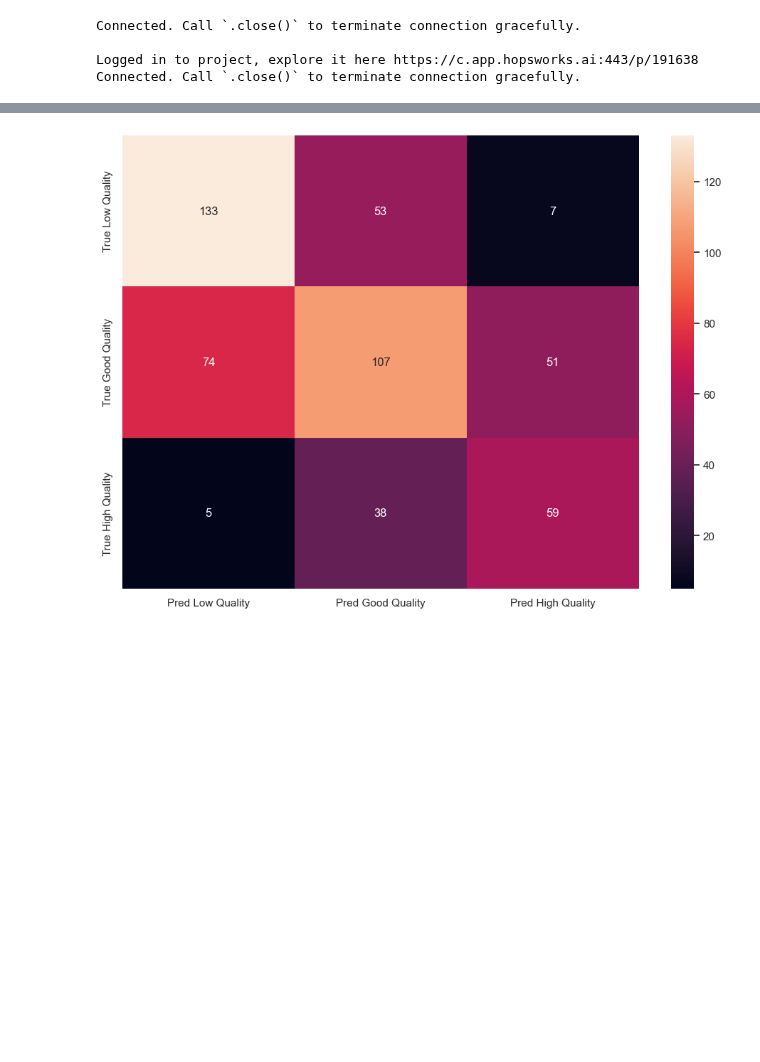
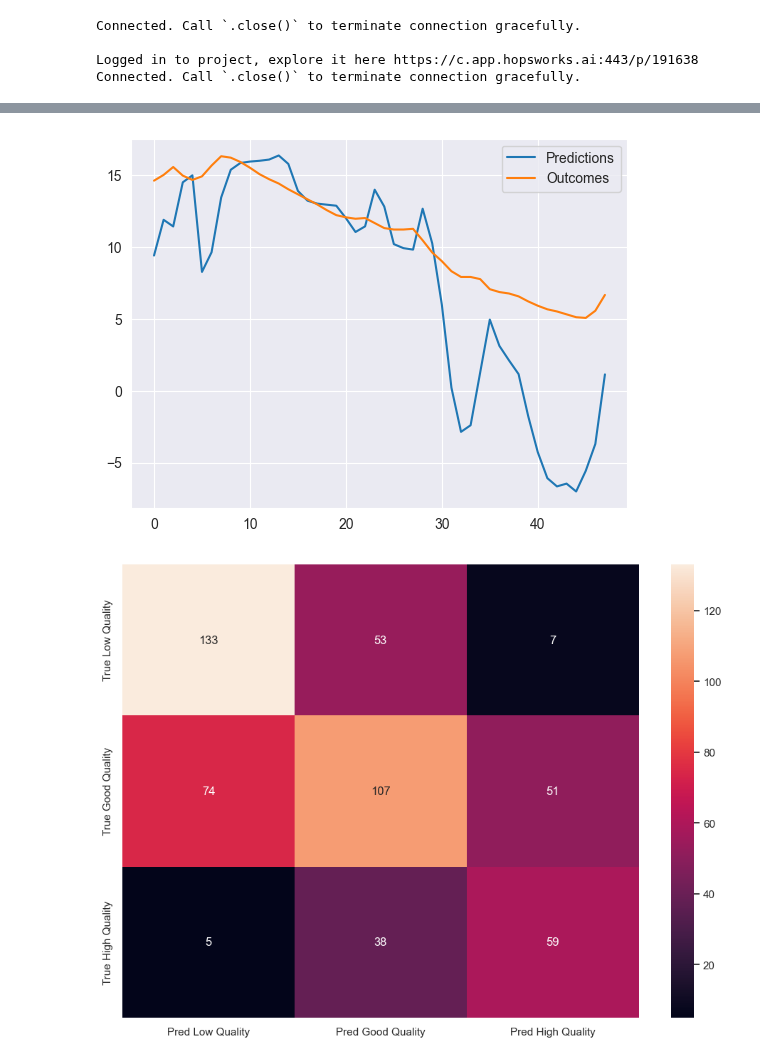
Before and after one commit to carlpersson1/ID2223_Project, a Jupyter notebook: training_pipeline.ipynb, the cells around one changed output, grey strips where cells are left out. Saved outputs shown, nothing was run; the diff lists cells and outputs as text; code cells hidden in the pictures; blank space fills up the shorter version.

```diff
--- a/training_pipeline.ipynb
+++ b/training_pipeline.ipynb
@@ -154,3 +199,16 @@ print(metrics)
+# %%
+# Try to plot features over 2 days amd compare to true values
+test_data = raw_X_data.to_numpy().copy()[50000:50000 + 49]
+test_data[:, :8] = scaler.transform(test_data[:, 0:8])
+
+predictions = model(torch.tensor(test_data[:48], dtype=torch.float32))
+predictions = scaler.inverse_transform(predictions.detach().numpy())
+plt.plot(range(48), predictions[:, 0], label='Predictions')
+plt.plot(range(48), raw_X_data.to_numpy()[50001:50000 + 49, 0], label='Outcomes')
+plt.legend()
+plt.show()
+# %% [output]
+[figure, added]
 # %%
 # We will now upload our model to the Hopsworks Model Registry. First get an object for the model registry.
 mr = project.get_model_registry()
```
Also changed, not shown: parts of 13 cells of this notebook, 2 other files.
